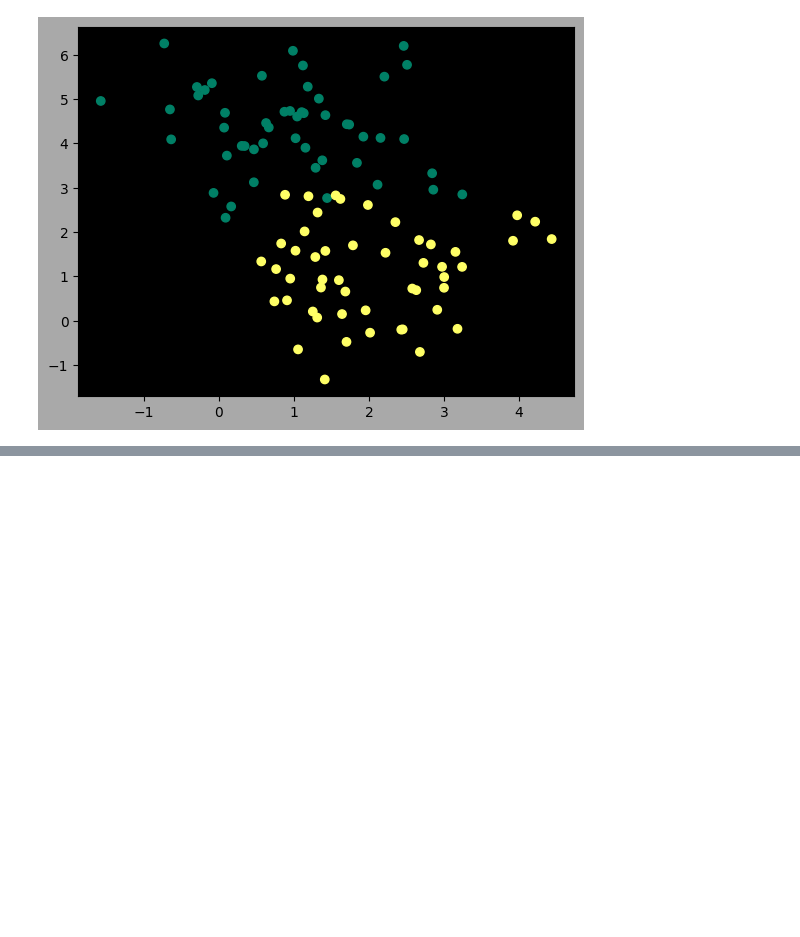
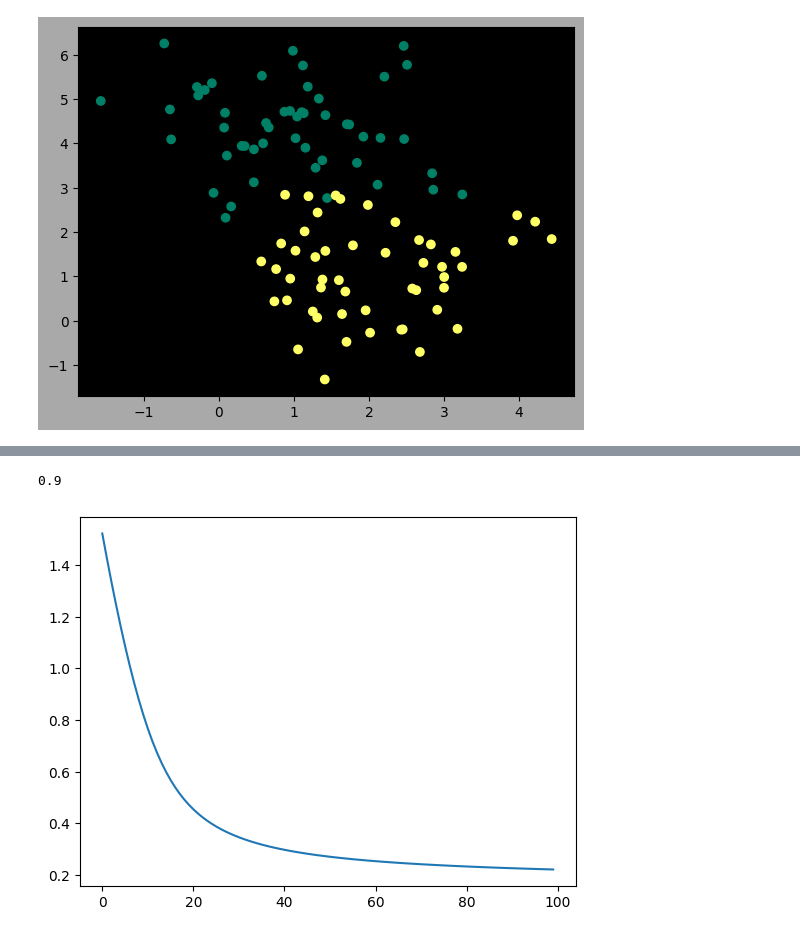
Before and after one commit to TurT781/DeepLearningTuto, a Jupyter notebook: src/Premier_Neurone.ipynb, the cells around one changed output, grey strips where cells are left out. Saved outputs shown, nothing was run; the diff lists cells and outputs as text; code cells hidden in the pictures; blank space fills up the shorter version.

```diff
--- a/src/Premier_Neurone.ipynb
+++ b/src/Premier_Neurone.ipynb
@@ -42,0 +39,14 @@ NameError: name 'log_loss' is not defined
+# %%
+def gradients(A,X,y):
+    dW = 1 / len(y) * np.dot(X.T, A - y)
+    db  = 1 / len(y) * np.sum(A - y)
+    return (dW, db)
+# %%
+def update(dW, db, W, b, learning_rate):
+    W = W - learning_rate * dW
+    b = b - learning_rate * db
+    return (W, b)
+# %%
+def predict(X, W, b):
+    A = model(X, W, b)
+    return A >= 0.5
@@ -42,0 +55,27 @@ NameError: name 'log_loss' is not defined
+# %%
+def artificial_neuron(X, y , learning_rate= 0.1, n_iter=100):
+    # initialisation W, b
+    W, b = initilisation(X)
+
+    Loss = []
+
+    for i in range(n_iter):
+        A = model(X, W, b)
+        Loss.append(log_loss(A,y))
+        dW, db = gradients(A, X, y)
+        W, b = update(dW, db, W, b, learning_rate)
+
+
+
+    y_pred = predict(X, W, b)
+    print(accuracy_score(y_pred, y))
+
+    plt.plot(Loss)
+    plt.show()
+
+    return(W,b)
+# %%
+W , b = artificial_neuron(X, y)
+# %% [output]
+0.9
+[figure, added]
```
Also changed, not shown: parts of 3 cells of this notebook.
